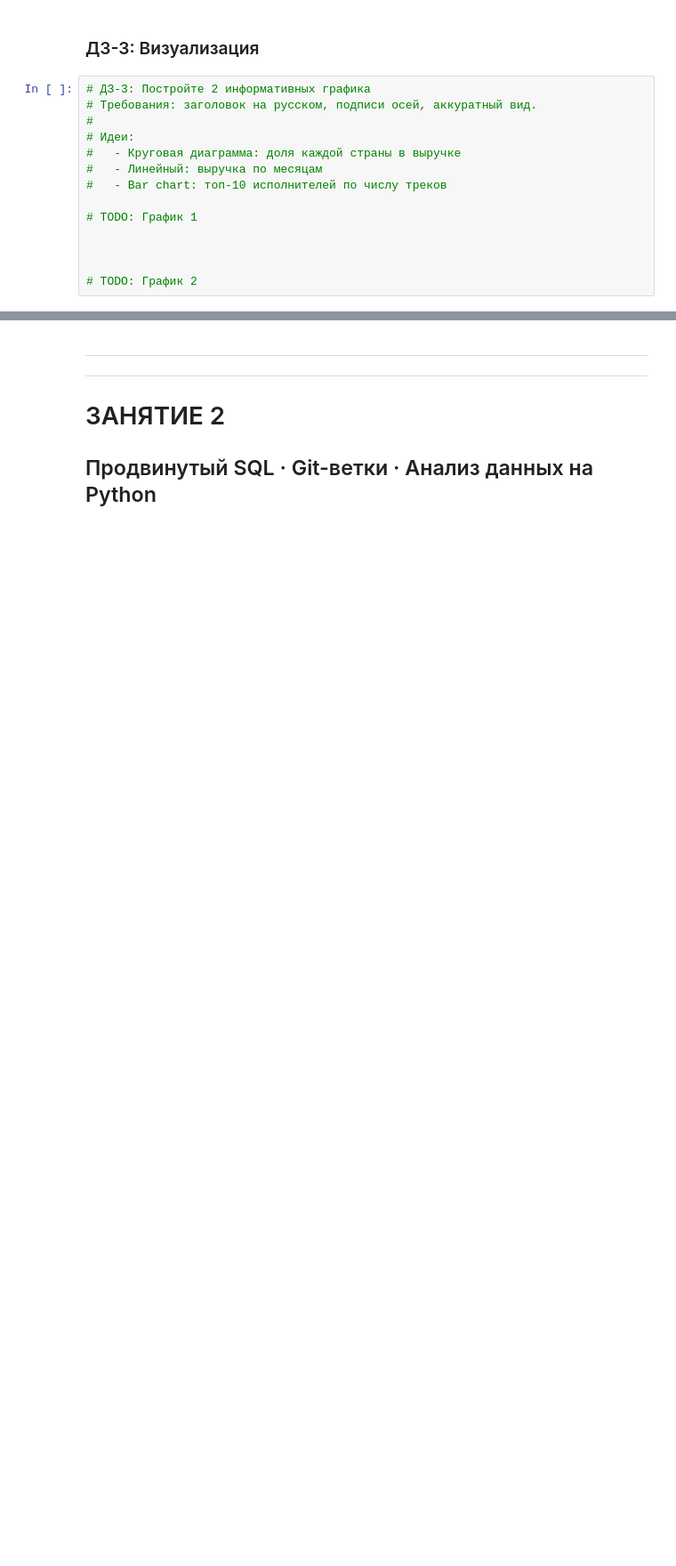
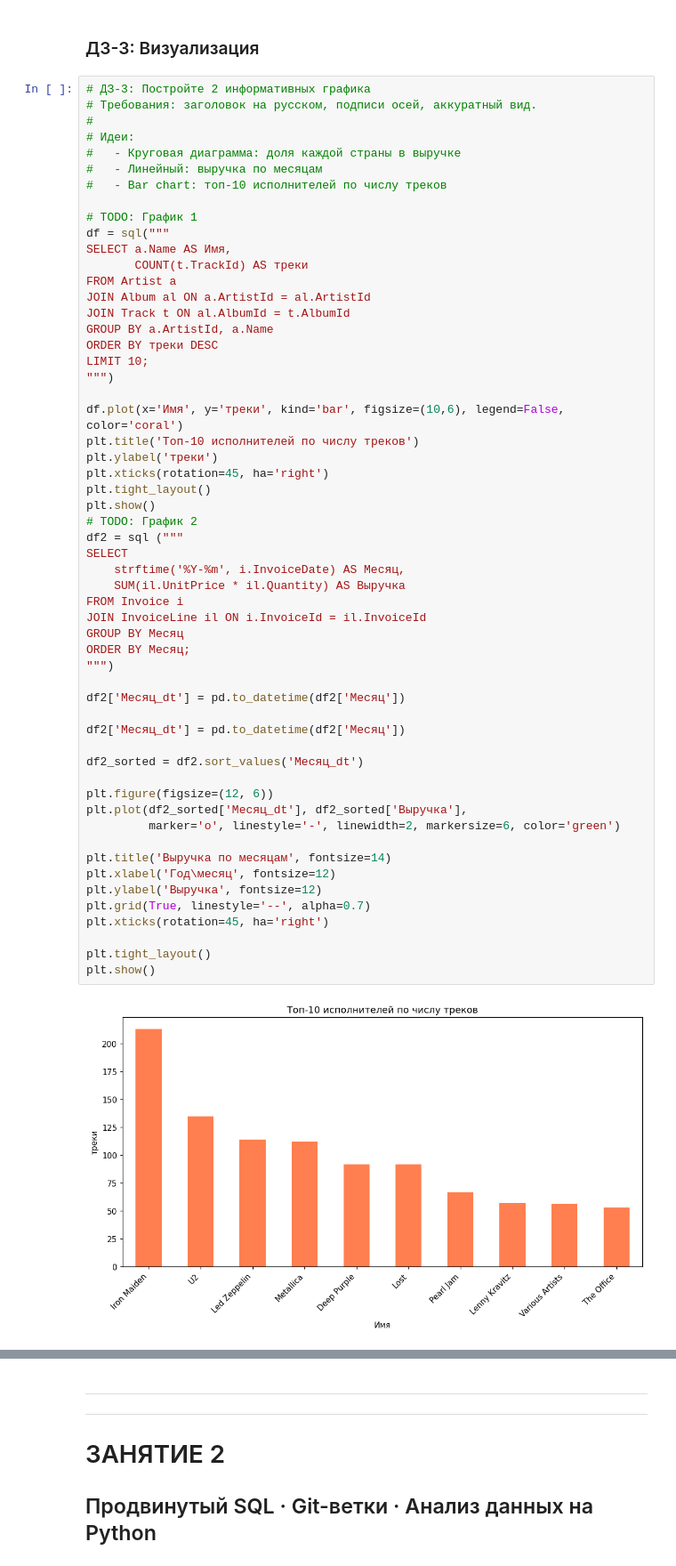
Before and after one commit to Duhast163rus/Ai, a Jupyter notebook: practice_git_python_sql.ipynb, the cells around one changed output, grey strips where cells are left out. Shown at 89% size. Cells and saved outputs as stored; diff of their text form; blank space fills up the shorter version.

```diff
--- a/practice_git_python_sql.ipynb
+++ b/practice_git_python_sql.ipynb
@@ -742,14 +747,58 @@ fatal: not a git repository (or any of the parent directories): .git
 # %%
 # ДЗ-3: Постройте 2 информативных графика
 # Требования: заголовок на русском, подписи осей, аккуратный вид.
 #
 # Идеи:
 #   - Круговая диаграмма: доля каждой страны в выручке
 #   - Линейный: выручка по месяцам
 #   - Bar chart: топ-10 исполнителей по числу треков
 
 # TODO: График 1
+df = sql("""
+SELECT a.Name AS Имя,
+       COUNT(t.TrackId) AS треки
+FROM Artist a
+JOIN Album al ON a.ArtistId = al.ArtistId
+JOIN Track t ON al.AlbumId = t.AlbumId
+GROUP BY a.ArtistId, a.Name
+ORDER BY треки DESC
+LIMIT 10;
+""")
 
+df.plot(x='Имя', y='треки', kind='bar', figsize=(10,6), legend=False, color='coral')
+plt.title('Топ-10 исполнителей по числу треков')
+plt.ylabel('треки')
+plt.xticks(rotation=45, ha='right')
+plt.tight_layout()
+plt.show()
+# TODO: График 2
+df2 = sql ("""
+SELECT
+    strftime('%Y-%m', i.InvoiceDate) AS Месяц,
+    SUM(il.UnitPrice * il.Quantity) AS Выручка
+FROM Invoice i
+JOIN InvoiceLine il ON i.InvoiceId = il.InvoiceId
+GROUP BY Месяц
+ORDER BY Месяц;
+""")
 
+df2['Месяц_dt'] = pd.to_datetime(df2['Месяц'])
 
-# TODO: График 2
+df2['Месяц_dt'] = pd.to_datetime(df2['Месяц'])
+
+df2_sorted = df2.sort_values('Месяц_dt')
+
+plt.figure(figsize=(12, 6))
+plt.plot(df2_sorted['Месяц_dt'], df2_sorted['Выручка'],
+         marker='o', linestyle='-', linewidth=2, markersize=6, color='green')
+
+plt.title('Выручка по месяцам', fontsize=14)
+plt.xlabel('Год\месяц', fontsize=12)
+plt.ylabel('Выручка', fontsize=12)
+plt.grid(True, linestyle='--', alpha=0.7)
+plt.xticks(rotation=45, ha='right')
+
+plt.tight_layout()
+plt.show()
+# %% [output]
+[figure, added]
```
Also changed, not shown: parts of 6 cells of this notebook.
